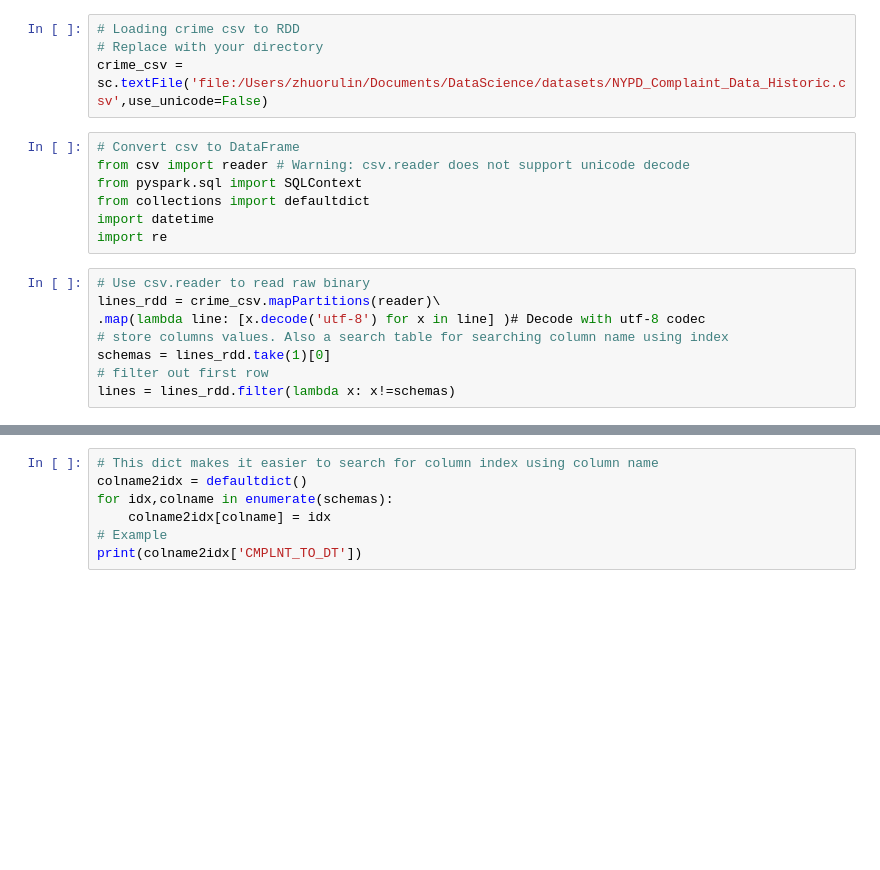
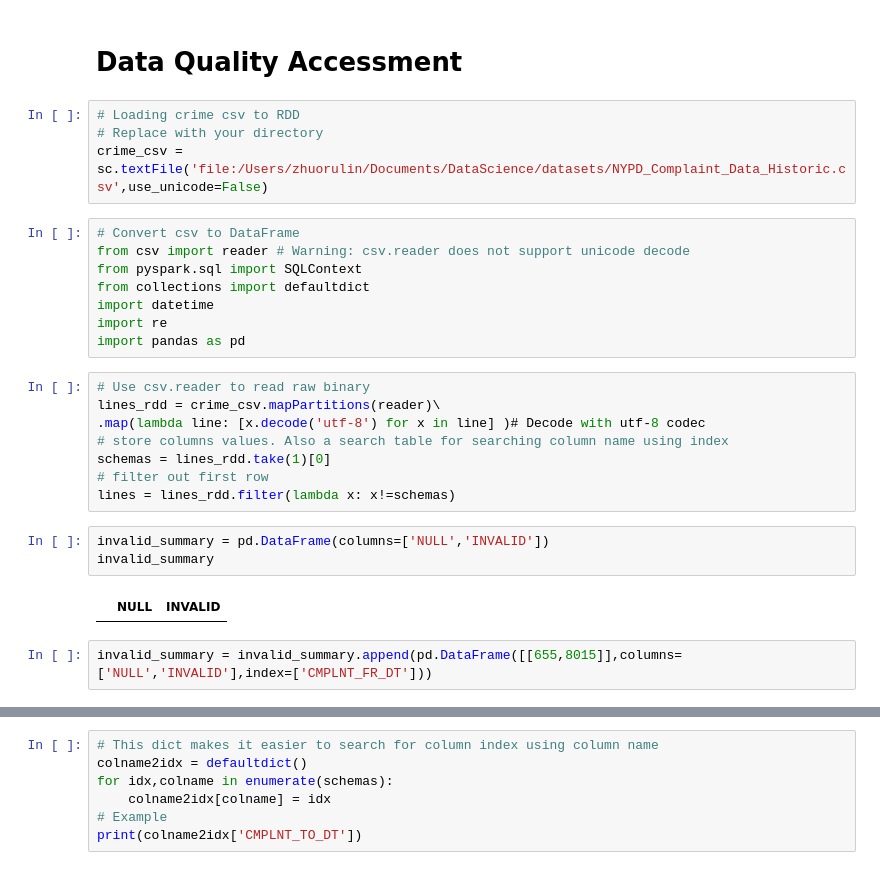
Before and after one commit to yw1234/big-data-project, a Jupyter notebook: Data_cleaning.ipynb, the cells around one changed output, grey strips where cells are left out. Cells and saved outputs as stored; diff of their text form; blank space fills up the shorter version.

```diff
--- a/Data_cleaning.ipynb
+++ b/Data_cleaning.ipynb
@@ -1,3 +1,5 @@
+# %% [markdown]
+# Data Quality Accessment
 # %%
 # Loading crime csv to RDD
 # Replace with your directory
@@ -9,6 +11,7 @@ from pyspark.sql import SQLContext
 from collections import defaultdict
 import datetime
 import re
+import pandas as pd
 # %%
 # Use csv.reader to read raw binary
 lines_rdd = crime_csv.mapPartitions(reader)\
@@ -17,3 +20,10 @@ lines_rdd = crime_csv.mapPartitions(reader)\
 schemas = lines_rdd.take(1)[0]
 # filter out first row
 lines = lines_rdd.filter(lambda x: x!=schemas)
+# %%
+invalid_summary = pd.DataFrame(columns=['NULL','INVALID'])
+invalid_summary
+# %% [output]
+|  | NULL | INVALID |
+# %%
+invalid_summary = invalid_summary.append(pd.DataFrame([[655,8015]],columns=['NULL','INVALID'],index=['CMPLNT_FR_DT']))
```
Also changed, not shown: parts of 64 cells of this notebook, 1 other file.
